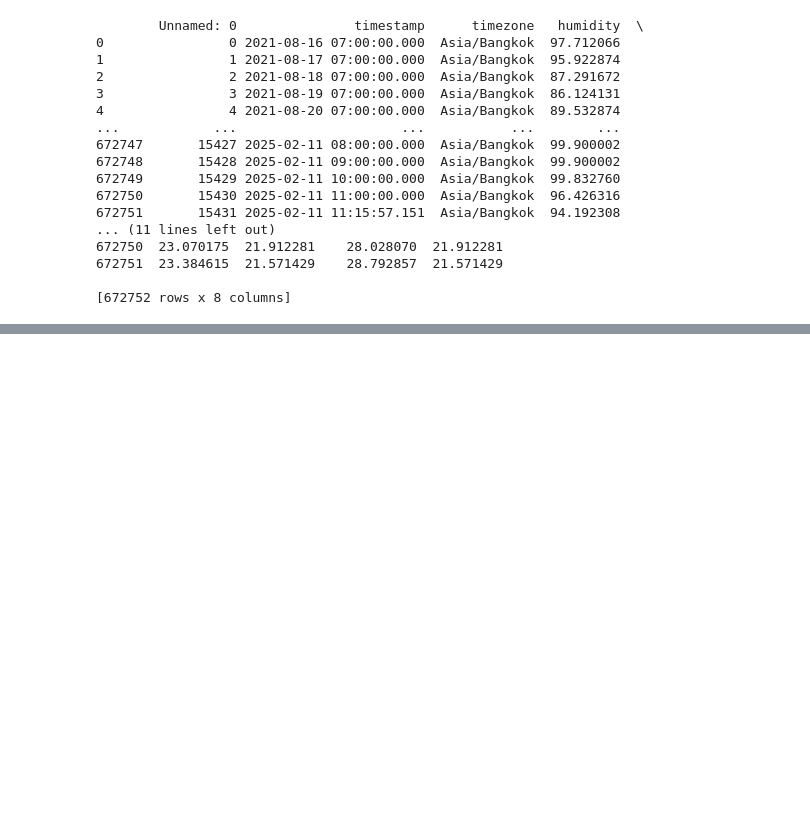
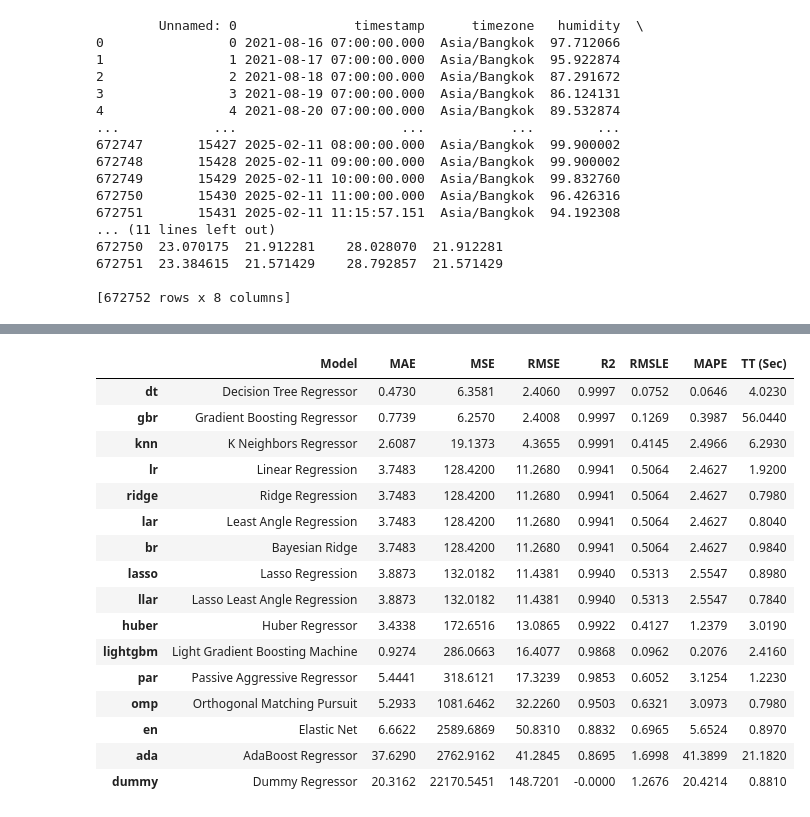
Before and after one commit to jiwlnwza007/termpro-predictPM25, a Jupyter notebook: train_pm25.ipynb, the cells around one changed output, grey strips where cells are left out. Cells and saved outputs as stored; diff of their text form; code cells hidden in the pictures; blank space fills up the shorter version.

Commit message:
compare model

```diff
--- a/train_pm25.ipynb
+++ b/train_pm25.ipynb
@@ -70,0 +89,3 @@ print(pm_data)
+# %%
+best = compare_models()
+# %% [output]
@@ -70,0 +93,17 @@ print(pm_data)
+|  | Model | MAE | MSE | RMSE | R2 | RMSLE | MAPE | TT (Sec) |
+| dt | Decision Tree Regressor | 0.4730 | 6.3581 | 2.4060 | 0.9997 | 0.0752 | 0.0646 | 4.0230 |
+| gbr | Gradient Boosting Regressor | 0.7739 | 6.2570 | 2.4008 | 0.9997 | 0.1269 | 0.3987 | 56.0440 |
+| knn | K Neighbors Regressor | 2.6087 | 19.1373 | 4.3655 | 0.9991 | 0.4145 | 2.4966 | 6.2930 |
+| lr | Linear Regression | 3.7483 | 128.4200 | 11.2680 | 0.9941 | 0.5064 | 2.4627 | 1.9200 |
+| ridge | Ridge Regression | 3.7483 | 128.4200 | 11.2680 | 0.9941 | 0.5064 | 2.4627 | 0.7980 |
+| lar | Least Angle Regression | 3.7483 | 128.4200 | 11.2680 | 0.9941 | 0.5064 | 2.4627 | 0.8040 |
+| br | Bayesian Ridge | 3.7483 | 128.4200 | 11.2680 | 0.9941 | 0.5064 | 2.4627 | 0.9840 |
+| lasso | Lasso Regression | 3.8873 | 132.0182 | 11.4381 | 0.9940 | 0.5313 | 2.5547 | 0.8980 |
+| llar | Lasso Least Angle Regression | 3.8873 | 132.0182 | 11.4381 | 0.9940 | 0.5313 | 2.5547 | 0.7840 |
+| huber | Huber Regressor | 3.4338 | 172.6516 | 13.0865 | 0.9922 | 0.4127 | 1.2379 | 3.0190 |
+| lightgbm | Light Gradient Boosting Machine | 0.9274 | 286.0663 | 16.4077 | 0.9868 | 0.0962 | 0.2076 | 2.4160 |
+| par | Passive Aggressive Regressor | 5.4441 | 318.6121 | 17.3239 | 0.9853 | 0.6052 | 3.1254 | 1.2230 |
+| omp | Orthogonal Matching Pursuit | 5.2933 | 1081.6462 | 32.2260 | 0.9503 | 0.6321 | 3.0973 | 0.7980 |
+| en | Elastic Net | 6.6622 | 2589.6869 | 50.8310 | 0.8832 | 0.6965 | 5.6524 | 0.8970 |
+| ada | AdaBoost Regressor | 37.6290 | 2762.9162 | 41.2845 | 0.8695 | 1.6998 | 41.3899 | 21.1820 |
+| dummy | Dummy Regressor | 20.3162 | 22170.5451 | 148.7201 | -0.0000 | 1.2676 | 20.4214 | 0.8810 |
```
Also changed, not shown: parts of 3 cells of this notebook.
